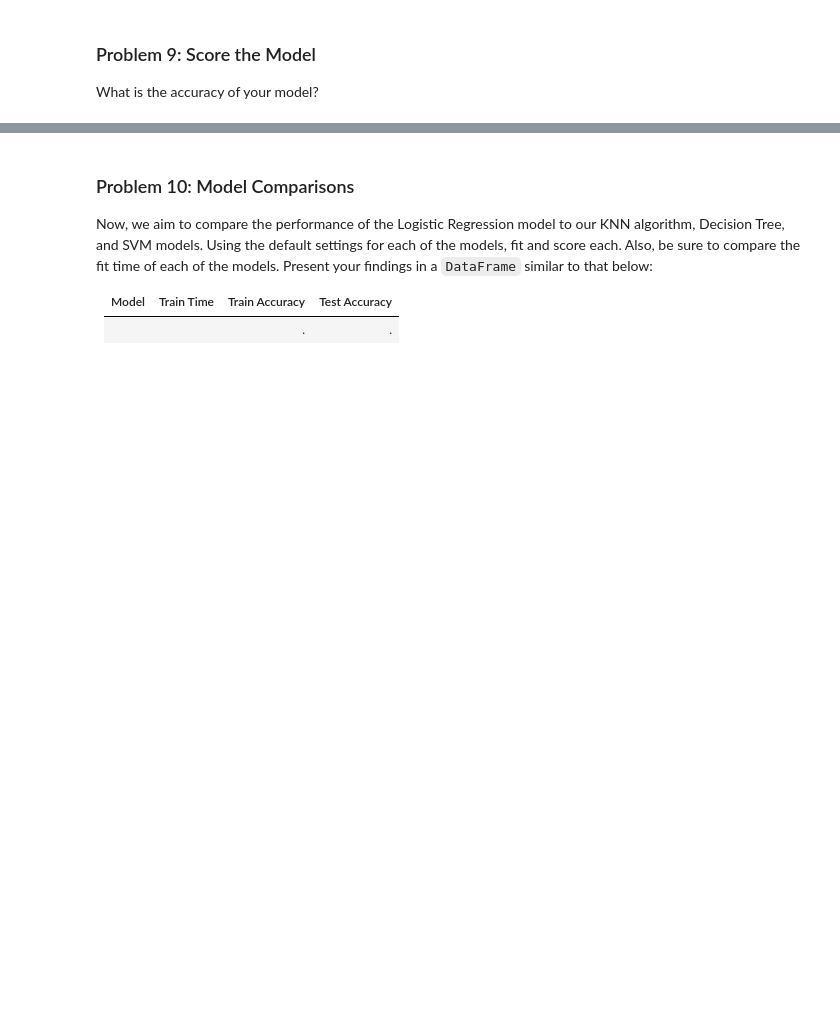
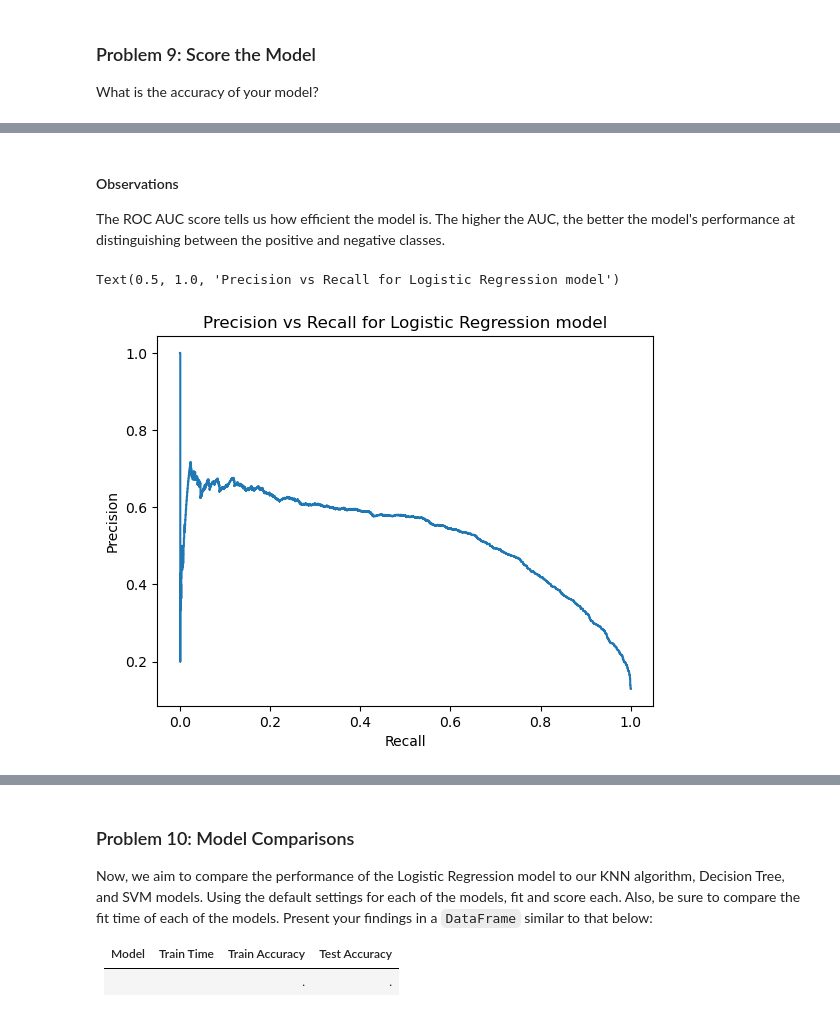
Before and after one commit to anhphong2312/ML-App3, a Jupyter notebook: prompt_III.ipynb, the cells around one changed output, grey strips where cells are left out. Drawn from its saved outputs; the diff is of its cells as text; code cells hidden in the pictures; blank space fills up the shorter version.

```diff
--- a/prompt_III.ipynb
+++ b/prompt_III.ipynb
@@ -594,0 +673,11 @@ What is the accuracy of your model?
+# %% [markdown]
+#### Observations
+The ROC AUC score tells us how efficient the model is. The higher the AUC, the better the model's performance at distinguishing between the positive and negative classes.
+# %%
+# display the precision recall curve
+prec, recall, _ = precision_recall_curve(y_test, y_score, pos_label=logreg_model.classes_[1])
+pr_display = PrecisionRecallDisplay(precision=prec, recall=recall).plot()
+plt.title('Precision vs Recall for Logistic Regression model')
+# %% [output]
+Text(0.5, 1.0, 'Precision vs Recall for Logistic Regression model')
+[figure, added]
```
Also changed, not shown: parts of 28 cells of this notebook.
